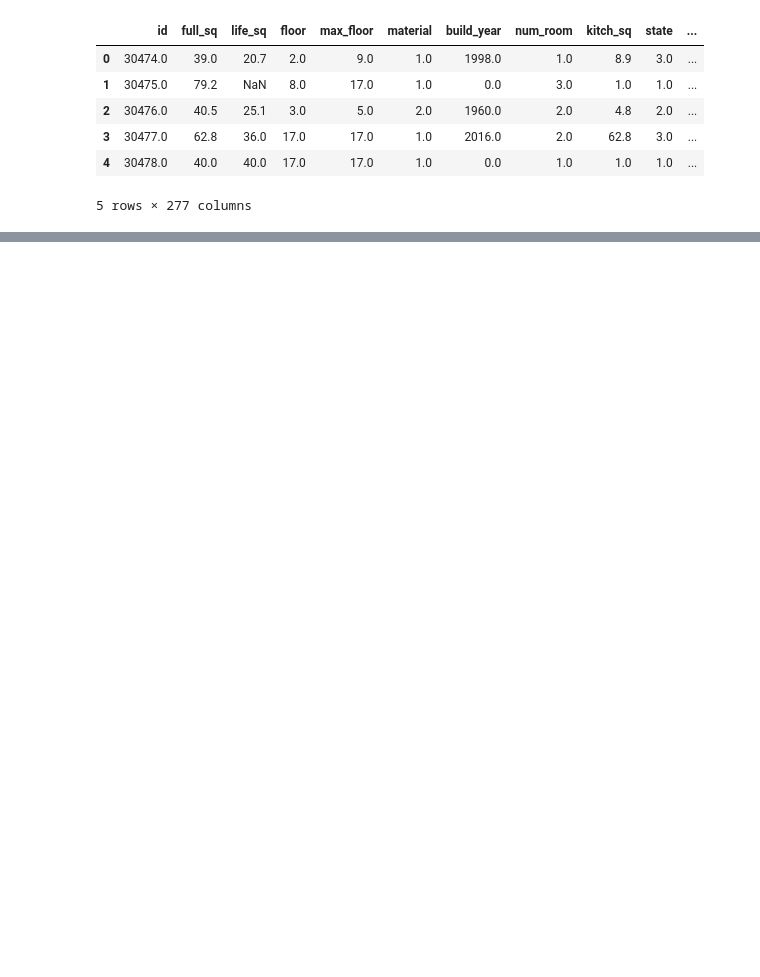
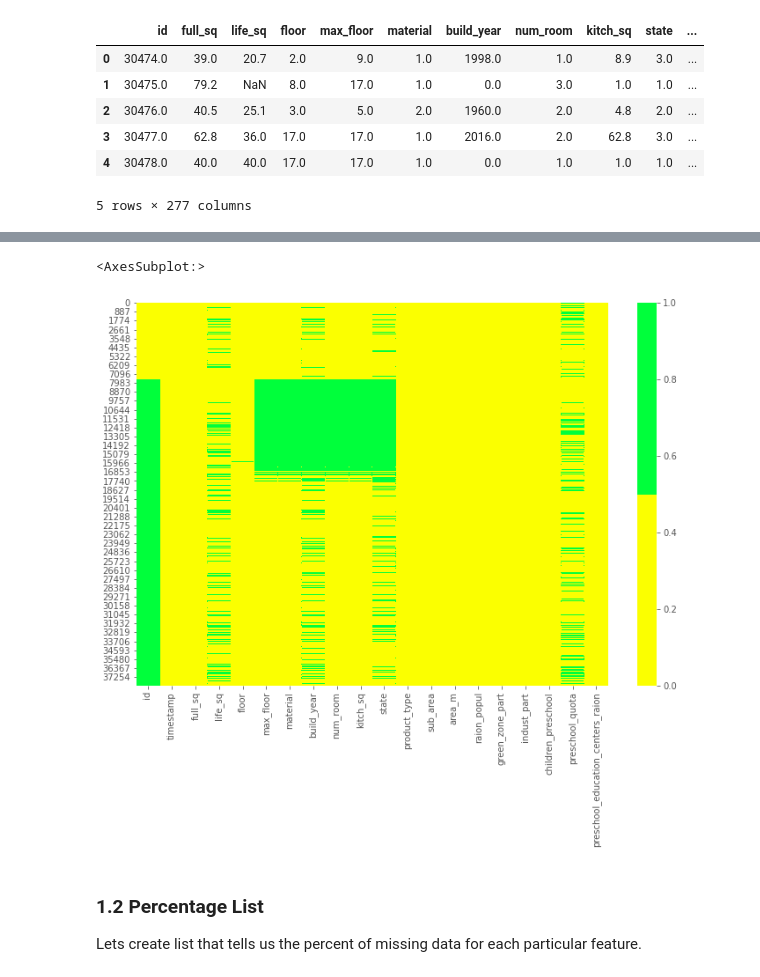
Before and after one commit to knarfamlap/physics270, a Jupyter notebook: cleaning.ipynb, the cells around one changed output, grey strips where cells are left out. Cells and saved outputs as stored; diff of their text form; code cells hidden in the pictures; blank space fills up the shorter version.

Commit message:
adds hostograms for missing data

```diff
--- a/cleaning.ipynb
+++ b/cleaning.ipynb
@@ -114,0 +129,12 @@ Most models do not accept missing data.
+# %%
+# get the first 20 columns
+cols = df.columns[:20]
+colors = ['#fbff00', '#00ff3b']
+sns.heatmap(df[cols].isnull(), cmap=sns.color_palette(colors))
+# %% [output]
+<AxesSubplot:>
+[figure, added]
+# %% [markdown]
+### 1.2 Percentage List
+
+Lets create list that tells us the percent of missing data for each particular feature.
```
Also changed, not shown: parts of 16 cells of this notebook.
